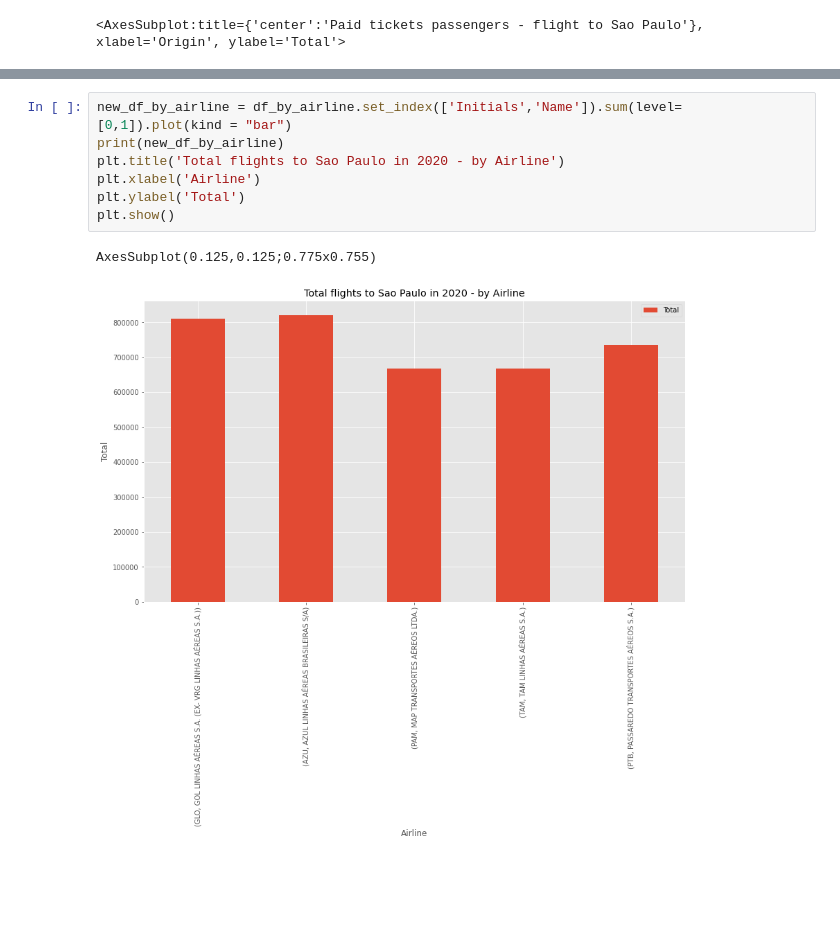
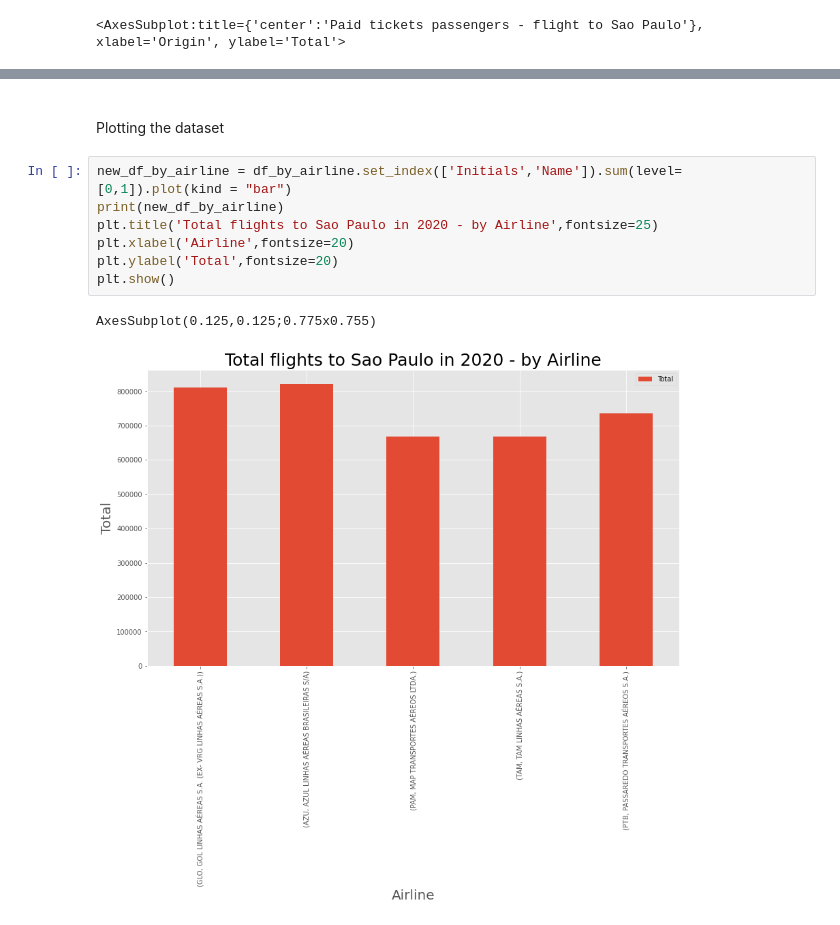
Before and after one commit to thenriq/real-world_phenomenon, a Jupyter notebook: Real_World_Phenomenon.ipynb, the cells around one changed output, grey strips where cells are left out. Drawn from its saved outputs; the diff is of its cells as text; blank space fills up the shorter version.

```diff
--- a/Real_World_Phenomenon.ipynb
+++ b/Real_World_Phenomenon.ipynb
@@ -110,11 +110,15 @@ df_by_airline
+# %% [markdown]
+<br>
+
+Plotting the dataset
 # %%
 new_df_by_airline = df_by_airline.set_index(['Initials','Name']).sum(level=[0,1]).plot(kind = "bar")
 print(new_df_by_airline)
-plt.title('Total flights to Sao Paulo in 2020 - by Airline')
-plt.xlabel('Airline')
-plt.ylabel('Total')
+plt.title('Total flights to Sao Paulo in 2020 - by Airline',fontsize=25)
+plt.xlabel('Airline',fontsize=20)
+plt.ylabel('Total',fontsize=20)
 plt.show()
 # %% [output]
 AxesSubplot(0.125,0.125;0.775x0.755)
-[figure, old version]
+[figure, new version]
 # %%
```
Also changed, not shown: parts of 17 cells of this notebook.
